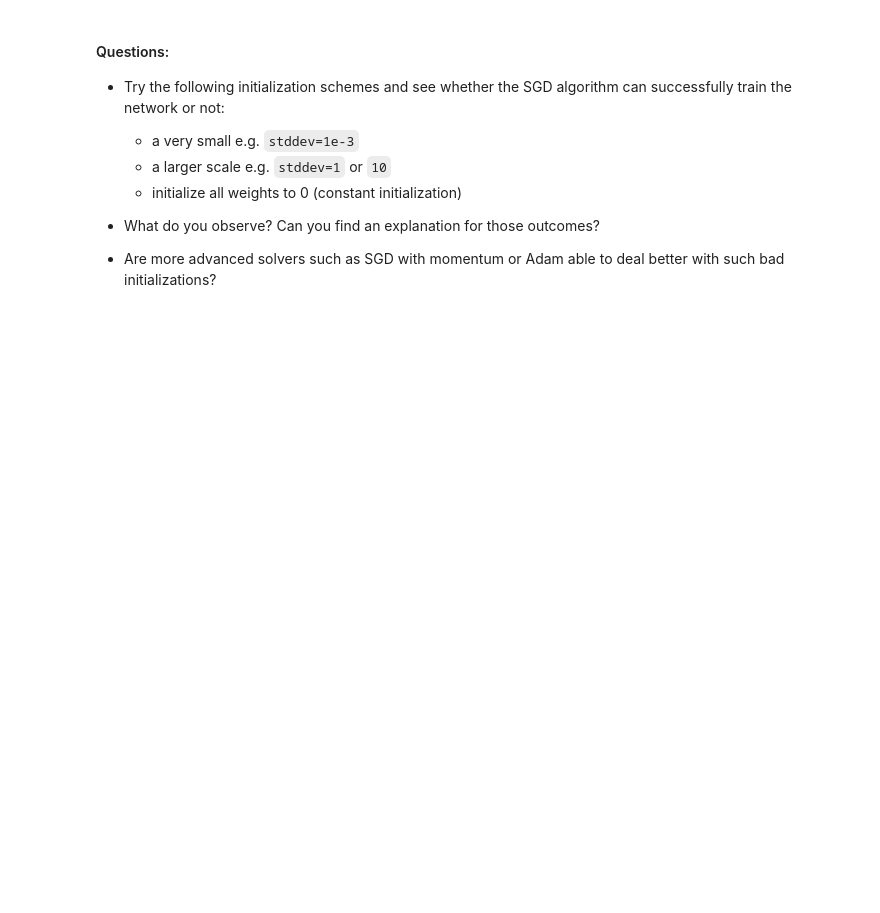
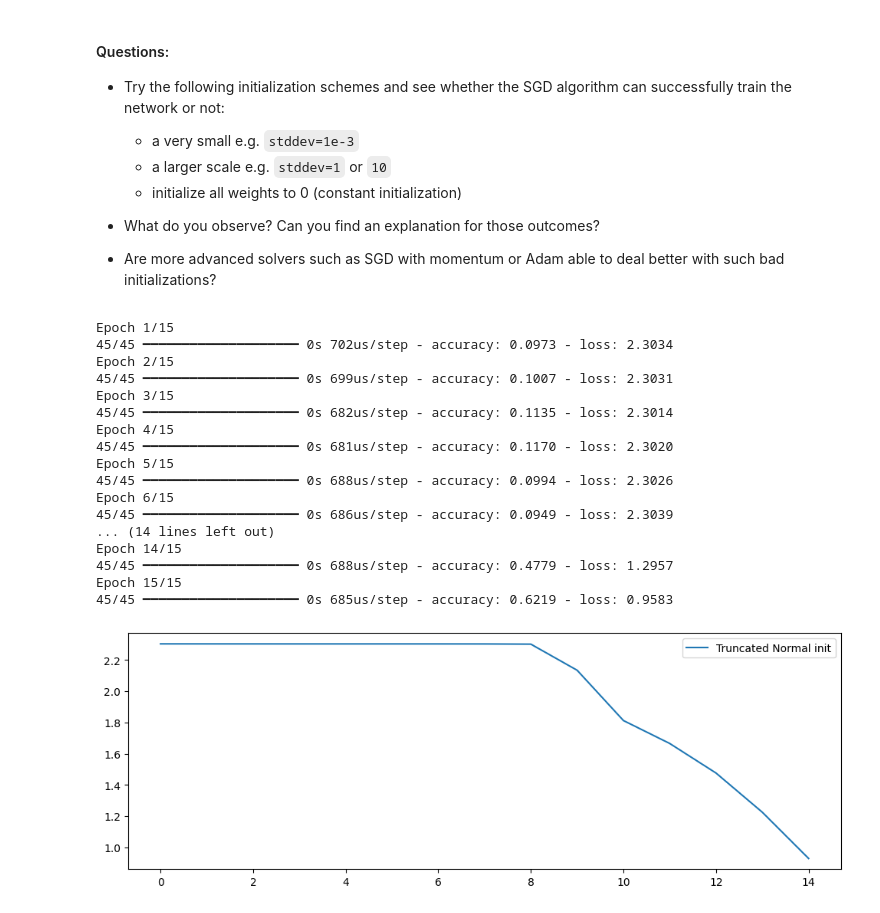
Before and after one commit to monzchan/deep_learning, a Jupyter notebook: 01_materials/labs/lab_1.ipynb, the cells around one changed output. Saved outputs shown, nothing was run; the diff lists cells and outputs as text; code cells hidden in the pictures; blank space fills up the shorter version.

```diff
--- a/01_materials/labs/lab_1.ipynb
+++ b/01_materials/labs/lab_1.ipynb
@@ -638,3 +809,49 @@ model.layers[0].weights
 
 - Are more advanced solvers such as SGD with momentum or Adam able
   to deal better with such bad initializations?
+# %%
+# Try a very small initilizaiton schemes
+from tensorflow.keras import initializers
+from tensorflow.keras import optimizers
+
+input_dim = 64
+hidden_dim = 64
+output_dim = 10
+
+normal_init = initializers.TruncatedNormal(stddev=1e-3, seed=42)
+
+model = Sequential()
+model.add(Dense(hidden_dim, input_dim=input_dim, activation="tanh",
+                kernel_initializer=normal_init))
+model.add(Dense(hidden_dim, activation="tanh",
+                kernel_initializer=normal_init))
+model.add(Dense(output_dim, activation="softmax",
+                kernel_initializer=normal_init))
+
+model.compile(optimizer=optimizers.SGD(learning_rate=0.1),
+              loss='categorical_crossentropy', metrics=['accuracy'])
+
+history = model.fit(X_train, y_train, epochs=15, batch_size=32)
+
+plt.figure(figsize=(12, 4))
+plt.plot(history.history['loss'], label="Truncated Normal init")
+plt.legend();
+# %% [output]
+Epoch 1/15
+45/45 ━━━━━━━━━━━━━━━━━━━━ 0s 702us/step - accuracy: 0.0973 - loss: 2.3034
+Epoch 2/15
+45/45 ━━━━━━━━━━━━━━━━━━━━ 0s 699us/step - accuracy: 0.1007 - loss: 2.3031
+Epoch 3/15
+45/45 ━━━━━━━━━━━━━━━━━━━━ 0s 682us/step - accuracy: 0.1135 - loss: 2.3014
+Epoch 4/15
+45/45 ━━━━━━━━━━━━━━━━━━━━ 0s 681us/step - accuracy: 0.1170 - loss: 2.3020
+Epoch 5/15
+45/45 ━━━━━━━━━━━━━━━━━━━━ 0s 688us/step - accuracy: 0.0994 - loss: 2.3026
+Epoch 6/15
+45/45 ━━━━━━━━━━━━━━━━━━━━ 0s 686us/step - accuracy: 0.0949 - loss: 2.3039
+... (14 lines left out)
+Epoch 14/15
+45/45 ━━━━━━━━━━━━━━━━━━━━ 0s 688us/step - accuracy: 0.4779 - loss: 1.2957
+Epoch 15/15
+45/45 ━━━━━━━━━━━━━━━━━━━━ 0s 685us/step - accuracy: 0.6219 - loss: 0.9583
+[figure, added]
```
Also changed, not shown: parts of 26 cells of this notebook.
